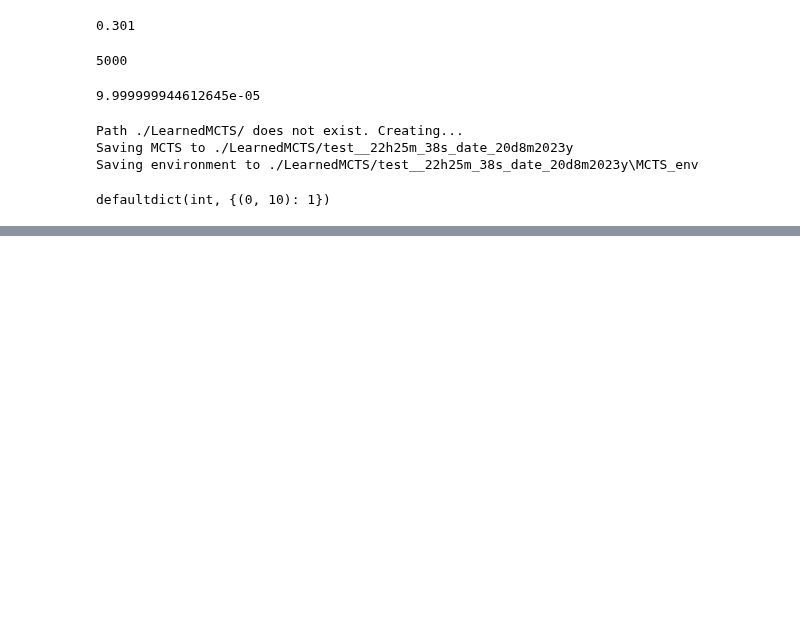
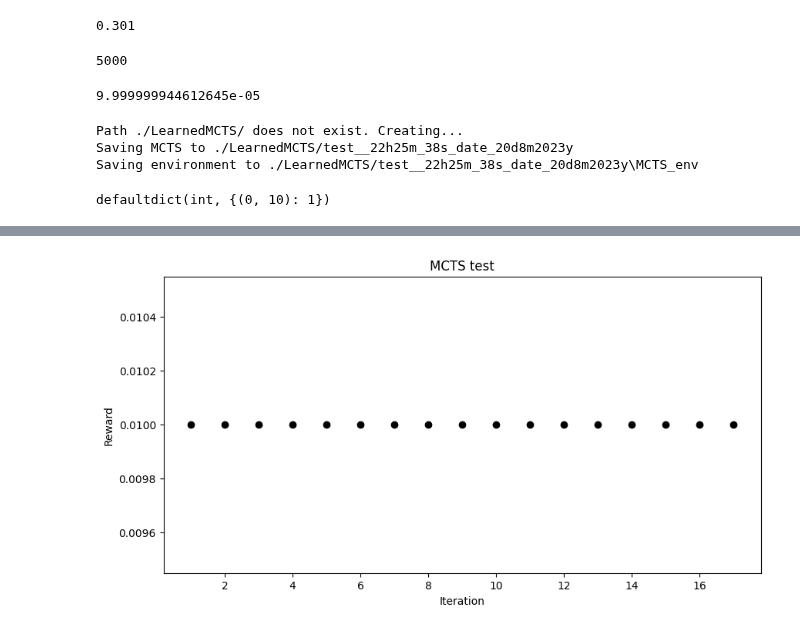
Before and after one commit to aimclub/rostok, a Jupyter notebook: examples/example_new_mcts.ipynb, the cells around one changed output, grey strips where cells are left out. Saved outputs shown, nothing was run; the diff lists cells and outputs as text; code cells hidden in the pictures; blank space fills up the shorter version.

```diff
--- a/examples/example_new_mcts.ipynb
+++ b/examples/example_new_mcts.ipynb
@@ -200,0 +178,25 @@ nan
+# %%
+from rostok.graph_generators.environments.design_environment import DesignEnvironment, SubDesignEnvironment
+from rostok.graph_generators.search_algorithms.mcts import MCTS
+from rostok.graph_generators.search_algorithms.random_search import RandomSearch
+
+from rostok.library.rule_sets.ruleset_old_style import create_rules
+from rostok.graph_grammar.node import GraphGrammar
+from rostok.library.obj_grasp.objects import get_object_parametrized_sphere
+from rostok.graph_generators.mcts_manager import MCTSManager
+import sys
+sys.path.append('../app')
+from mcts_run_setup import config_with_standard, config_cable
+
+rule_vocabulary = create_rules()
+grasp_object_blueprint = get_object_parametrized_sphere(0.5)
+# create reward counter using run setup function
+ctrl_optimizer = config_cable(grasp_object_blueprint)
+
+init_graph = GraphGrammar()
+env = SubDesignEnvironment(rule_vocabulary, ctrl_optimizer, 5, init_graph, 3)
+
+mcts = MCTS(env)
+
+
+mcts_manager = MCTSManager(mcts, "test_240823", verbosity=3, use_date=False)
@@ -200,0 +242,2 @@ nan
+# %%
+mcts_manager.run_search(3, 5, iteration_checkpoint=1, num_test=3)
@@ -200,0 +262,4 @@ nan
+# %%
+mcts_manager.plot_test_mcts()
+# %% [output]
+[figure, added]
```
Also changed, not shown: parts of 23 cells of this notebook, 19 other files.
